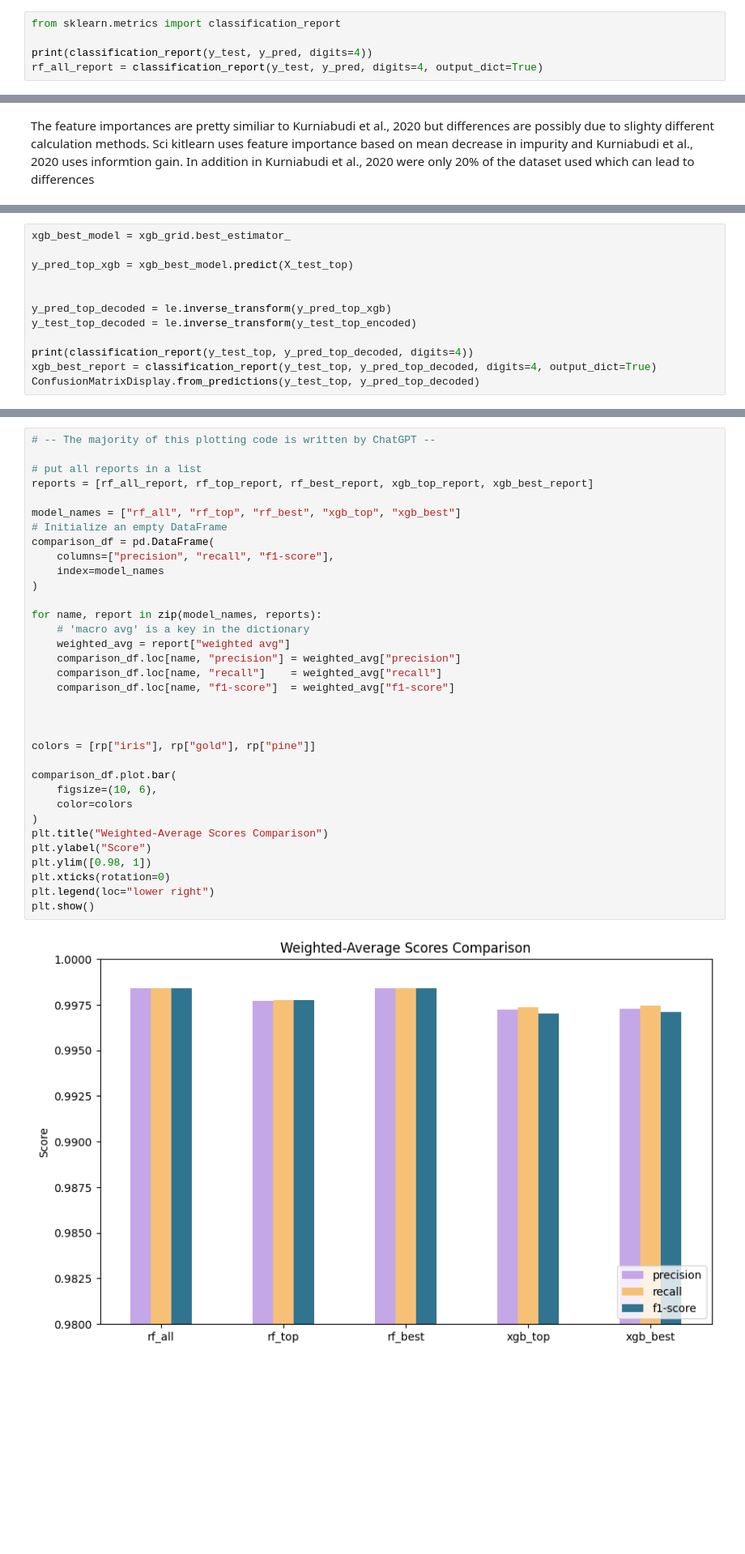
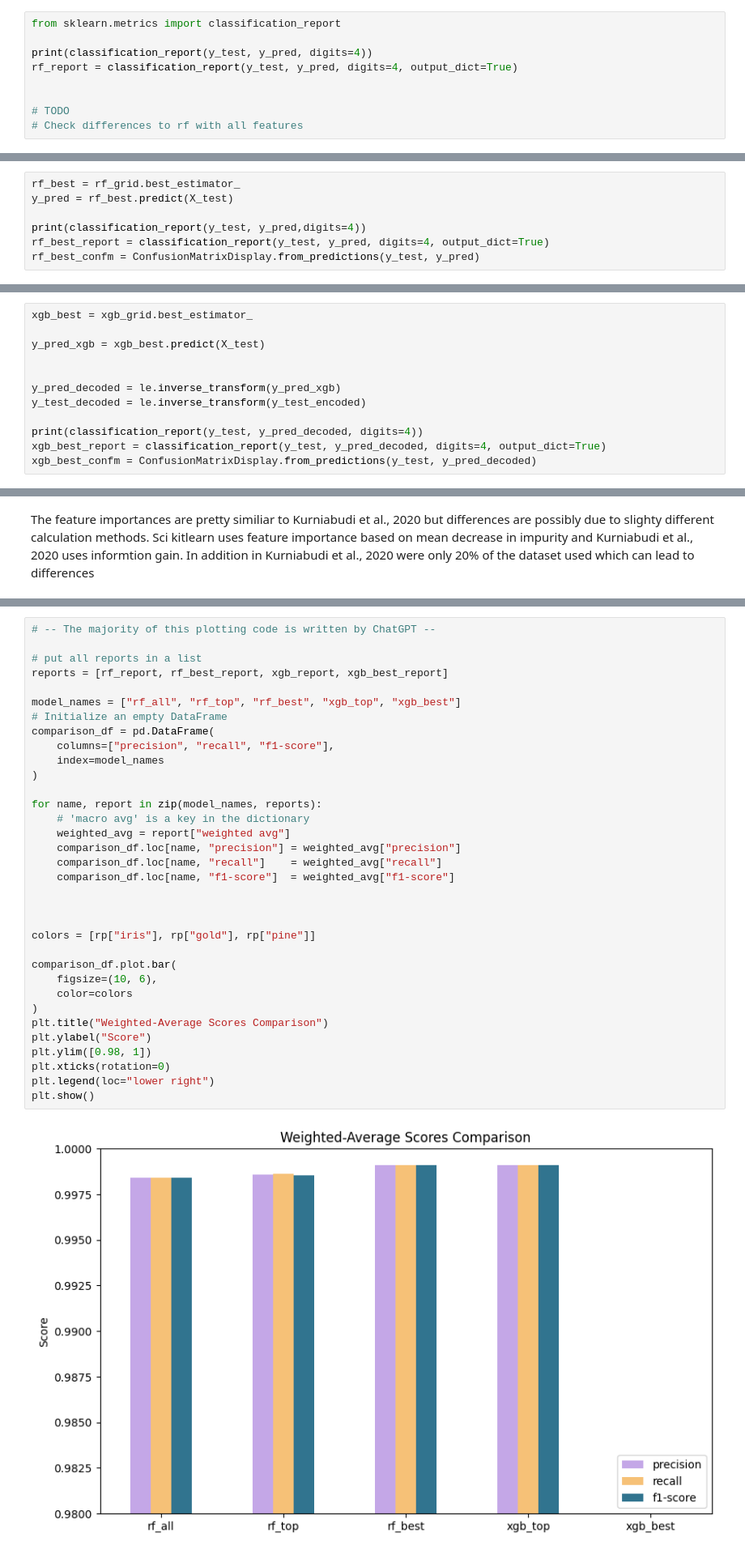
Before and after one commit to j4n-r/IDS_ml, a Jupyter notebook: ml-project-v4.ipynb, the cells around one changed output, grey strips where cells are left out. Shown: that part at 81% size. Saved outputs shown, nothing was run; the diff lists cells and outputs as text; blank space fills up the shorter version.

```diff
--- a/ml-project-v4.ipynb
+++ b/ml-project-v4.ipynb
@@ -374,7 +353,11 @@ TODO when using the whole dataset
 from sklearn.metrics import classification_report
 
 print(classification_report(y_test, y_pred, digits=4))
-rf_all_report = classification_report(y_test, y_pred, digits=4, output_dict=True)
+rf_report = classification_report(y_test, y_pred, digits=4, output_dict=True)
+
+
+# TODO
+# Check differences to rf with all features
 # %% [output]
                 precision    recall  f1-score   support
 
@@ -390,0 +430,7 @@ RECONNAISSANCE     0.9886    0.9881    0.9883     36361
+# %%
+rf_best = rf_grid.best_estimator_
+y_pred = rf_best.predict(X_test)
+
+print(classification_report(y_test, y_pred,digits=4))
+rf_best_report = classification_report(y_test, y_pred, digits=4, output_dict=True)
+rf_best_confm = ConfusionMatrixDisplay.from_predictions(y_test, y_pred)
@@ -390,0 +539,12 @@ RECONNAISSANCE     0.9886    0.9881    0.9883     36361
+# %%
+xgb_best = xgb_grid.best_estimator_
+
+y_pred_xgb = xgb_best.predict(X_test)
+
+
+y_pred_decoded = le.inverse_transform(y_pred_xgb)
+y_test_decoded = le.inverse_transform(y_test_encoded)
+
+print(classification_report(y_test, y_pred_decoded, digits=4))
+xgb_best_report = classification_report(y_test, y_pred_decoded, digits=4, output_dict=True)
+xgb_best_confm = ConfusionMatrixDisplay.from_predictions(y_test, y_pred_decoded)
@@ -631,12 +610,0 @@ Grid Search Best Params: {'learning_rate': 0.2, 'max_depth': 15, 'n_estimators':
-# %%
-xgb_best_model = xgb_grid.best_estimator_
-
-y_pred_top_xgb = xgb_best_model.predict(X_test_top)
-
-
-y_pred_top_decoded = le.inverse_transform(y_pred_top_xgb)
-y_test_top_decoded = le.inverse_transform(y_test_top_encoded)
-
-print(classification_report(y_test_top, y_pred_top_decoded, digits=4))
-xgb_best_report = classification_report(y_test_top, y_pred_top_decoded, digits=4, output_dict=True)
-ConfusionMatrixDisplay.from_predictions(y_test_top, y_pred_top_decoded)
@@ -659,36 +682,36 @@ RECONNAISSANCE     0.9891    0.9992    0.9941     27358
 # -- The majority of this plotting code is written by ChatGPT --
 
 # put all reports in a list
-reports = [rf_all_report, rf_top_report, rf_best_report, xgb_top_report, xgb_best_report]
+reports = [rf_report, rf_best_report, xgb_report, xgb_best_report]
 
 model_names = ["rf_all", "rf_top", "rf_best", "xgb_top", "xgb_best"]
 # Initialize an empty DataFrame
 comparison_df = pd.DataFrame(
     columns=["precision", "recall", "f1-score"],
     index=model_names
 )
 
 for name, report in zip(model_names, reports):
     # 'macro avg' is a key in the dictionary
     weighted_avg = report["weighted avg"]
     comparison_df.loc[name, "precision"] = weighted_avg["precision"]
     comparison_df.loc[name, "recall"]    = weighted_avg["recall"]
     comparison_df.loc[name, "f1-score"]  = weighted_avg["f1-score"]
 
 
 
 colors = [rp["iris"], rp["gold"], rp["pine"]]
 
 comparison_df.plot.bar(
     figsize=(10, 6),
     color=colors
 )
 plt.title("Weighted-Average Scores Comparison")
 plt.ylabel("Score")
 plt.ylim([0.98, 1])
 plt.xticks(rotation=0)
 plt.legend(loc="lower right")
 plt.show()
 # %% [output]
-[figure, old version]
+[figure, new version]
 # %%
```
Also changed, not shown: parts of 38 cells of this notebook.
